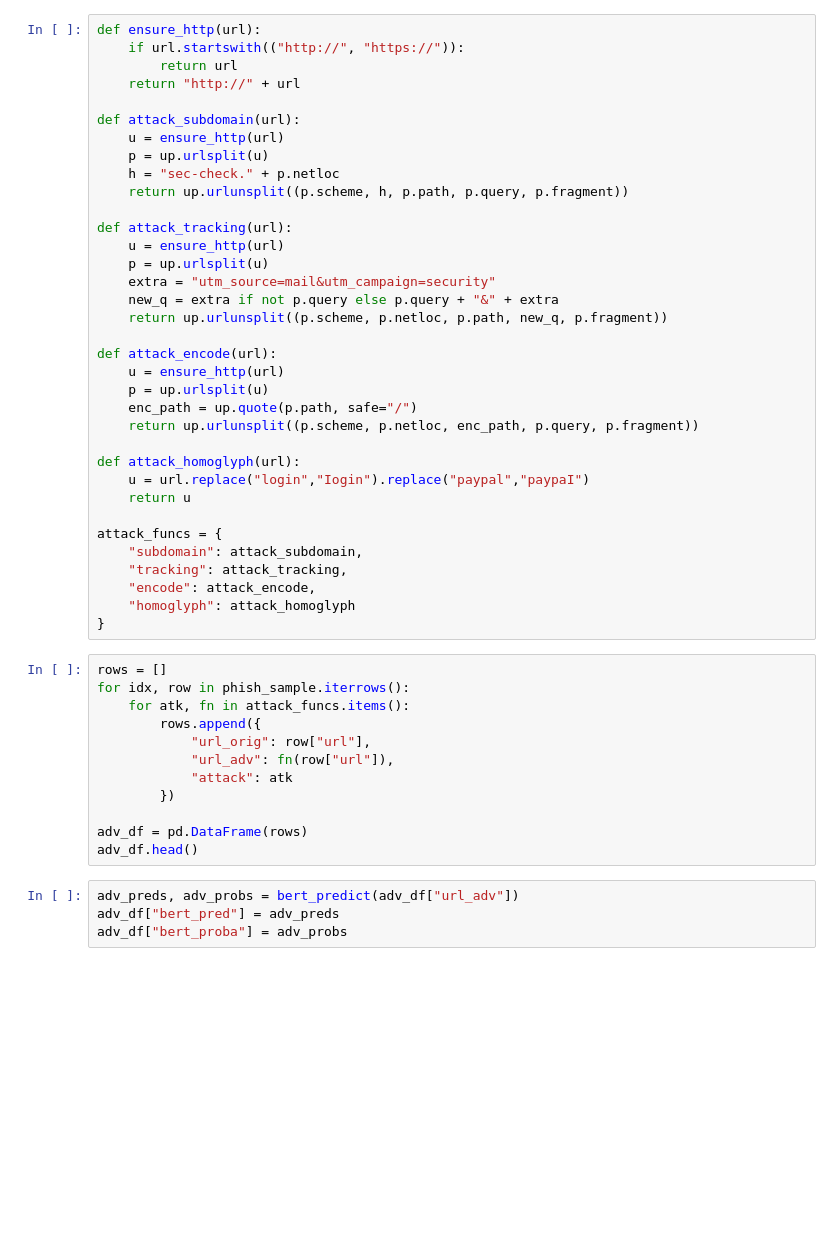
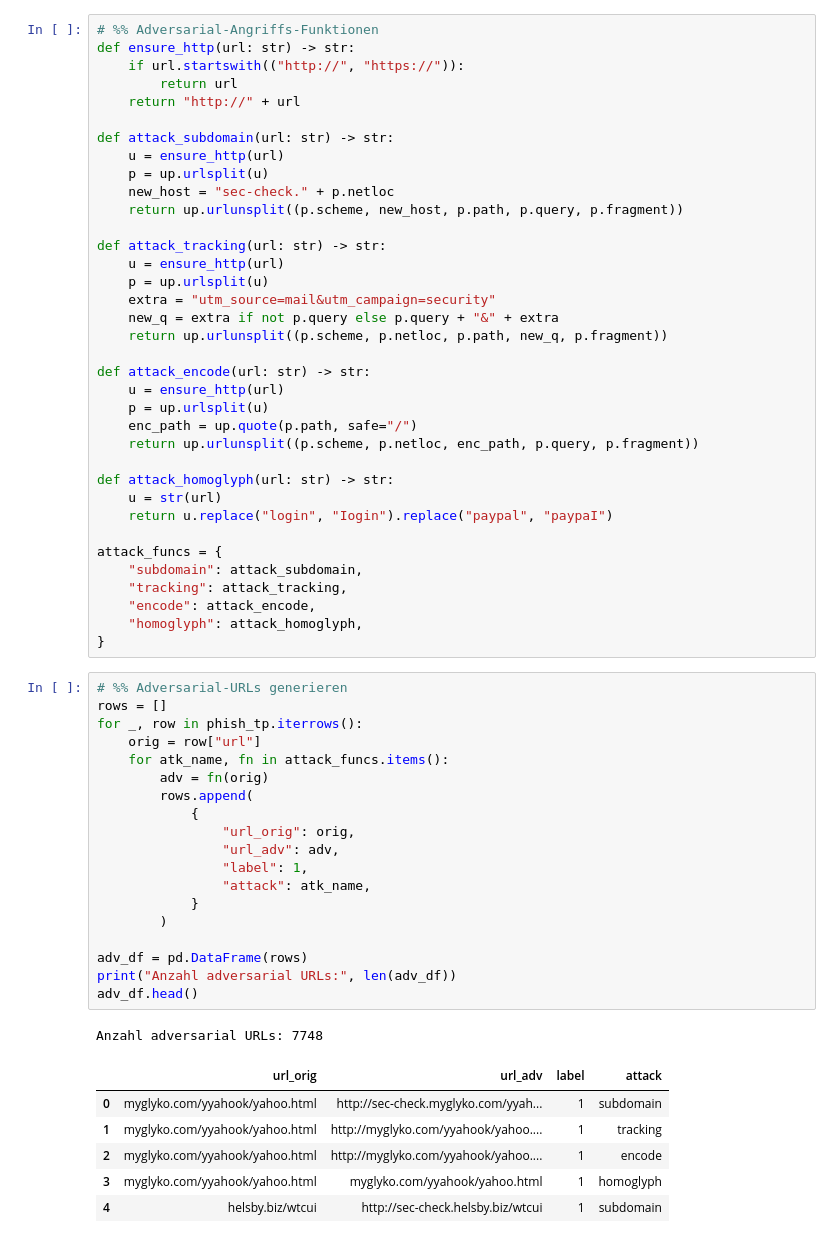
Before and after one commit to Morsells/phishing-url-detection-ai-security, a Jupyter notebook: notebooks/9_adversarial_urls.ipynb, the cells around one changed output. Drawn from its saved outputs; the diff is of its cells as text; blank space fills up the shorter version.

```diff
--- a/notebooks/9_adversarial_urls.ipynb
+++ b/notebooks/9_adversarial_urls.ipynb
@@ -84,51 +186,63 @@ hybrid_model = lgb
 # %%
-def ensure_http(url):
+# %% Adversarial-Angriffs-Funktionen
+def ensure_http(url: str) -> str:
     if url.startswith(("http://", "https://")):
         return url
     return "http://" + url
 
-def attack_subdomain(url):
+def attack_subdomain(url: str) -> str:
     u = ensure_http(url)
     p = up.urlsplit(u)
-    h = "sec-check." + p.netloc
-    return up.urlunsplit((p.scheme, h, p.path, p.query, p.fragment))
+    new_host = "sec-check." + p.netloc
+    return up.urlunsplit((p.scheme, new_host, p.path, p.query, p.fragment))
 
-def attack_tracking(url):
+def attack_tracking(url: str) -> str:
     u = ensure_http(url)
     p = up.urlsplit(u)
     extra = "utm_source=mail&utm_campaign=security"
     new_q = extra if not p.query else p.query + "&" + extra
     return up.urlunsplit((p.scheme, p.netloc, p.path, new_q, p.fragment))
 
-def attack_encode(url):
+def attack_encode(url: str) -> str:
     u = ensure_http(url)
     p = up.urlsplit(u)
     enc_path = up.quote(p.path, safe="/")
     return up.urlunsplit((p.scheme, p.netloc, enc_path, p.query, p.fragment))
 
-def attack_homoglyph(url):
-    u = url.replace("login","Iogin").replace("paypal","paypaI")
-    return u
+def attack_homoglyph(url: str) -> str:
+    u = str(url)
+    return u.replace("login", "Iogin").replace("paypal", "paypaI")
 
 attack_funcs = {
     "subdomain": attack_subdomain,
     "tracking": attack_tracking,
     "encode": attack_encode,
-    "homoglyph": attack_homoglyph
+    "homoglyph": attack_homoglyph,
 }
 # %%
+# %% Adversarial-URLs generieren
 rows = []
-for idx, row in phish_sample.iterrows():
-    for atk, fn in attack_funcs.items():
-        rows.append({
-            "url_orig": row["url"],
-            "url_adv": fn(row["url"]),
-            "attack": atk
-        })
+for _, row in phish_tp.iterrows():
+    orig = row["url"]
+    for atk_name, fn in attack_funcs.items():
+        adv = fn(orig)
+        rows.append(
+            {
+                "url_orig": orig,
+                "url_adv": adv,
+                "label": 1,
+                "attack": atk_name,
+            }
+        )
 
 adv_df = pd.DataFrame(rows)
+print("Anzahl adversarial URLs:", len(adv_df))
 adv_df.head()
+# %% [output]
+Anzahl adversarial URLs: 7748
+|  | url_orig | url_adv | label | attack |
+| 0 | myglyko.com/yyahook/yahoo.html | http://sec-check.myglyko.com/yyah... | 1 | subdomain |
+| 1 | myglyko.com/yyahook/yahoo.html | http://myglyko.com/yyahook/yahoo.... | 1 | tracking |
+| 2 | myglyko.com/yyahook/yahoo.html | http://myglyko.com/yyahook/yahoo.... | 1 | encode |
+| 3 | myglyko.com/yyahook/yahoo.html | myglyko.com/yyahook/yahoo.html | 1 | homoglyph |
+| 4 | helsby.biz/wtcui | http://sec-check.helsby.biz/wtcui | 1 | subdomain |
-# %%
-adv_preds, adv_probs = bert_predict(adv_df["url_adv"])
-adv_df["bert_pred"] = adv_preds
-adv_df["bert_proba"] = adv_probs
```
Also changed, not shown: parts of 27 cells of this notebook.
